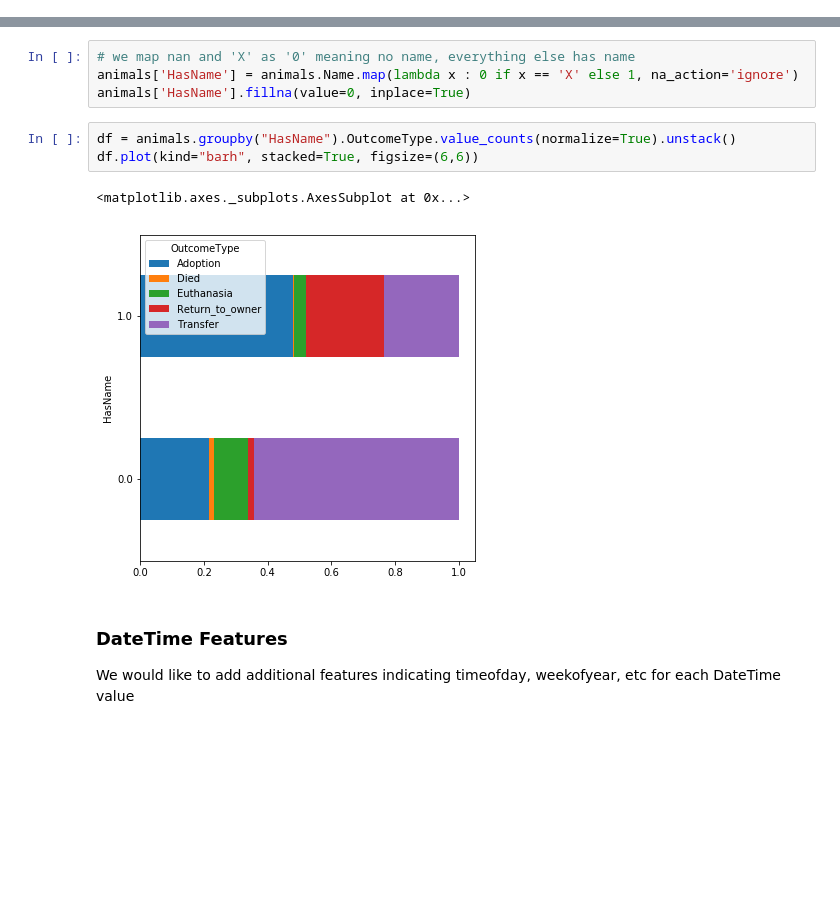
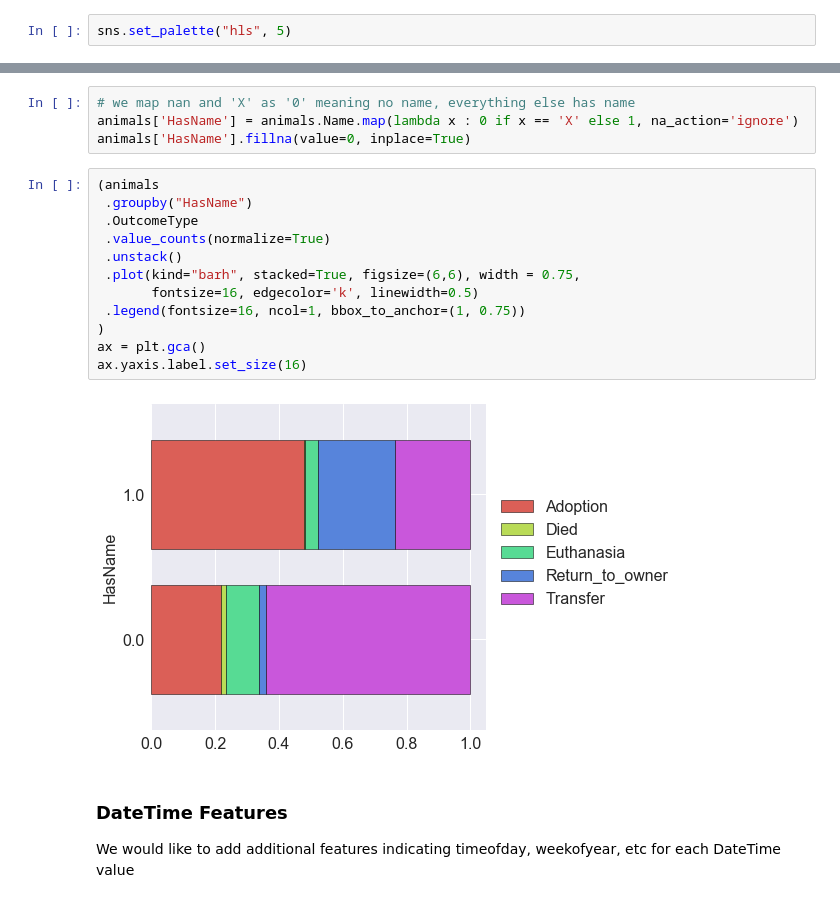
Before and after one commit to mspinelli/animal_shelter, a Jupyter notebook: DataExplore.ipynb, the cells around one changed output, grey strips where cells are left out. Cells and saved outputs as stored; diff of their text form; blank space fills up the shorter version.

```diff
--- a/DataExplore.ipynb
+++ b/DataExplore.ipynb
@@ -8,6 +8,8 @@ from pandas import DataFrame,merge
 np.random.seed(127)
 # %% [output]
 Populating the interactive namespace from numpy and matplotlib
+# %%
+sns.set_palette("hls", 5)
 # %%
 animals = pd.read_csv("train.csv.gz", compression='gzip')
 # animals.head()
@@ -68,11 +76,19 @@ When Name is X, outcome of this animal is ['Transfer']
 animals['HasName'] = animals.Name.map(lambda x : 0 if x == 'X' else 1, na_action='ignore')
 animals['HasName'].fillna(value=0, inplace=True)
 # %%
-df = animals.groupby("HasName").OutcomeType.value_counts(normalize=True).unstack()
-df.plot(kind="barh", stacked=True, figsize=(6,6))
+(animals
+ .groupby("HasName")
+ .OutcomeType
+ .value_counts(normalize=True)
+ .unstack()
+ .plot(kind="barh", stacked=True, figsize=(6,6), width = 0.75,
+       fontsize=16, edgecolor='k', linewidth=0.5)
+ .legend(fontsize=16, ncol=1, bbox_to_anchor=(1, 0.75))
+)
+ax = plt.gca()
+ax.yaxis.label.set_size(16)
 # %% [output]
-<matplotlib.axes._subplots.AxesSubplot at 0x...>
-[figure, old version]
+[figure, new version]
 # %% [markdown]
 ### DateTime Features
 We would like to add additional features indicating timeofday, weekofyear, etc for each DateTime value
```
Also changed, not shown: parts of 23 cells of this notebook.
